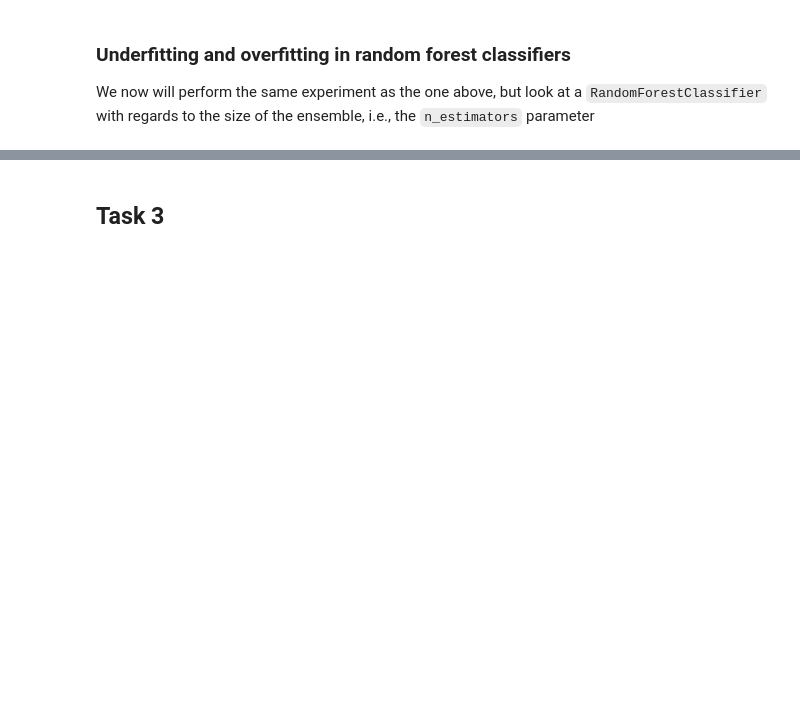
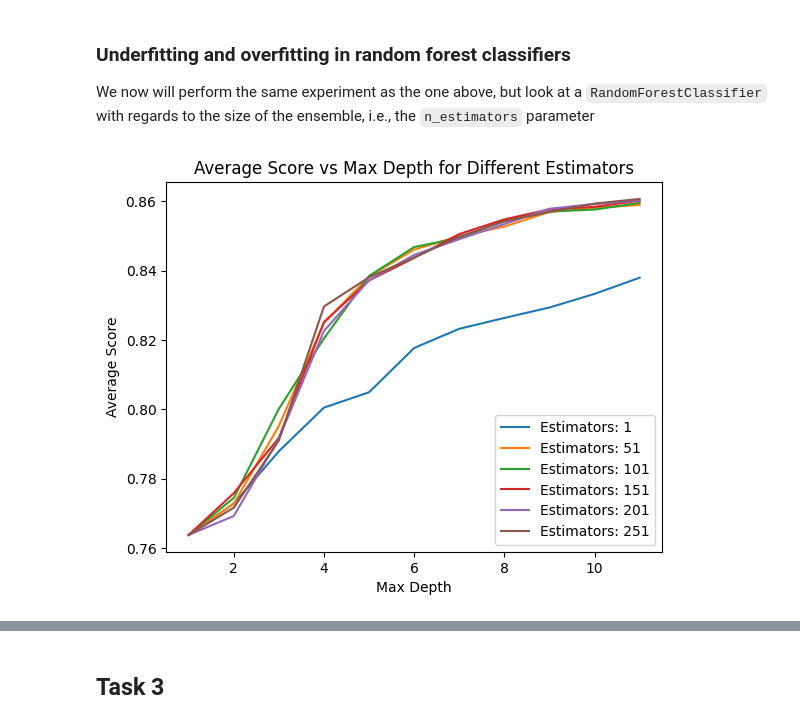
Before and after one commit to samkaj/appliedml-2, a Jupyter notebook: assignment2.ipynb, the cells around one changed output, grey strips where cells are left out. Drawn from its saved outputs; the diff is of its cells as text; code cells hidden in the pictures; blank space fills up the shorter version.

```diff
--- a/assignment2.ipynb
+++ b/assignment2.ipynb
@@ -117,3 +129,37 @@ plt.show()
 ### Underfitting and overfitting in random forest classifiers
 
 We now will perform the same experiment as the one above, but look at a `RandomForestClassifier` with regards to the size of the ensemble, i.e., the `n_estimators` parameter
+# %%
+import numpy as np
+import matplotlib.pyplot as plt
+from sklearn.ensemble import RandomForestClassifier
+from sklearn.feature_extraction import DictVectorizer
+from sklearn.pipeline import make_pipeline
+from sklearn.model_selection import cross_val_score
+total_scores = []
+
+for estimators in range(1, 301, 50):
+    avg_scores = []
+    depths = []
+    for depth in range(1, 12):
+        pipeline = make_pipeline(
+            DictVectorizer(),
+            RandomForestClassifier(n_estimators=estimators, max_depth=depth, n_jobs=-1)
+        )
+        pipeline.fit(x_train_dict, Y_train_encoded)
+        scores = cross_val_score(pipeline, x_test_dict, Y_test_encoded, cv=5)
+        avg_scores.append(np.mean(scores))
+        depths.append(depth)
+    total_scores.append({"estimators": estimators, "depths": depths, "avg_scores": avg_scores})
+
+# Plotting
+for score_data in total_scores:
+    plt.plot(score_data["depths"], score_data["avg_scores"], label=f"Estimators: {score_data['estimators']}")
+
+plt.xlabel("Max Depth")
+plt.ylabel("Average Score")
+plt.title("Average Score vs Max Depth for Different Estimators")
+plt.legend()
+plt.show()
+# %% [output]
+[figure, added]
```
Also changed, not shown: parts of 12 cells of this notebook, 1 other file.
